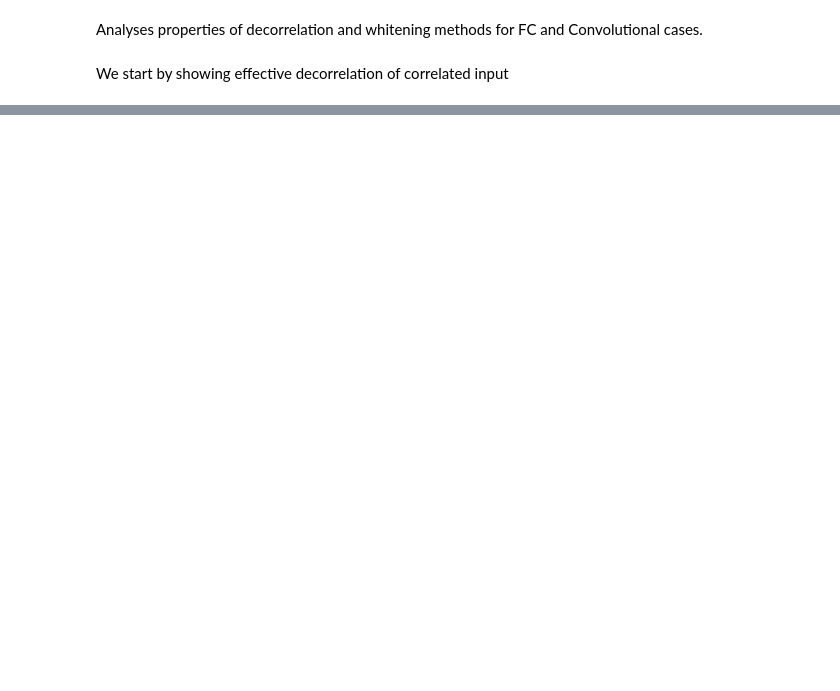
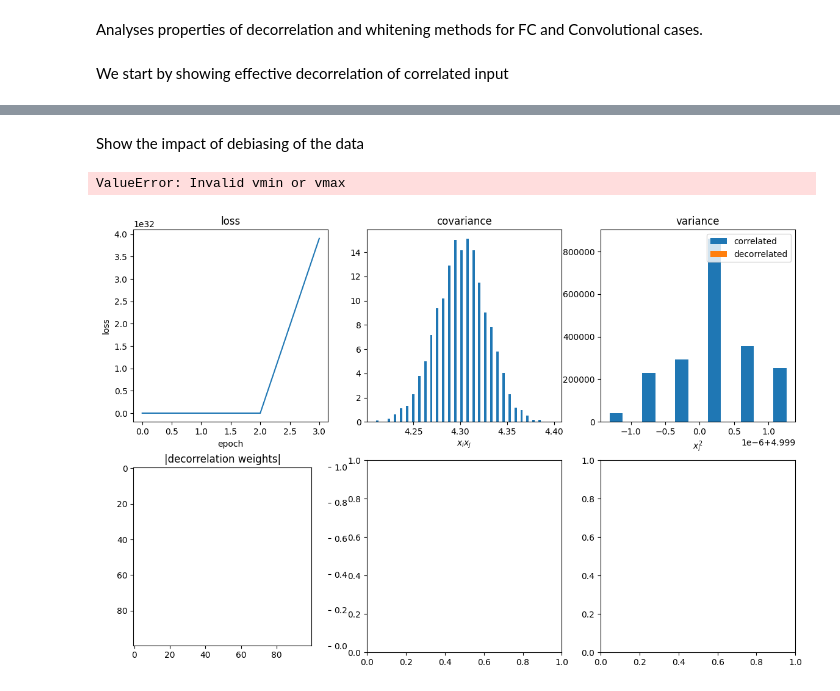
Before and after one commit to artcogsys/decorbp, a Jupyter notebook: examples/decorrelation_analysis.ipynb, the cells around one changed output, grey strips where cells are left out. Saved outputs shown, nothing was run; the diff lists cells and outputs as text; code cells hidden in the pictures; blank space fills up the shorter version.

```diff
--- a/examples/decorrelation_analysis.ipynb
+++ b/examples/decorrelation_analysis.ipynb
@@ -82,0 +92,27 @@ mean variance: 1.00
+# %% [markdown]
+Show the impact of debiasing of the data
+# %%
+num_samples=1000
+num_features=100
+num_epochs=200
+seed=42
+decor_lr=1e-0
+kappa=1e-1
+
+torch.manual_seed(seed)
+torch.cuda.manual_seed(seed)
+np.random.seed(seed)
+
+# generate correlated data
+data = generate_correlated_data(num_features, num_samples).to(device) + 2.0
+
+# create a decorrelator
+model = Decorrelation(in_features=num_features, bias=True, kappa=kappa).to(device)
+
+L, A1, A2 = decorrelate(num_epochs, data, model, decor_lr)
+
+plot_decorrelation_results(model, L, A1, A2)
+print(f'mean variance: {torch.mean(torch.diag(A2)):.2f}')
+# %% [output]
+ValueError: Invalid vmin or vmax
+[figure, added]
```
Also changed, not shown: parts of 10 cells of this notebook, 1 other file.
